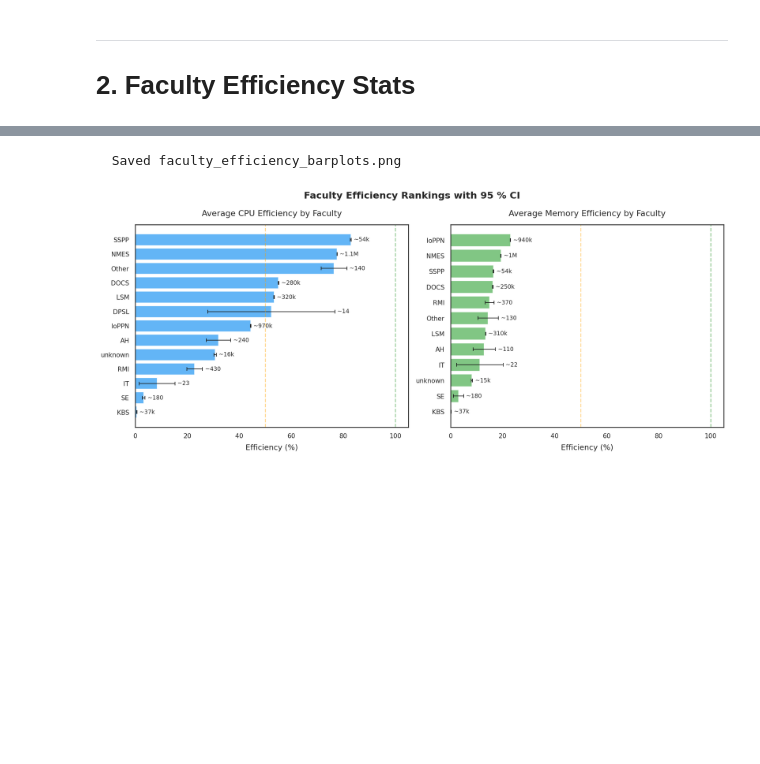
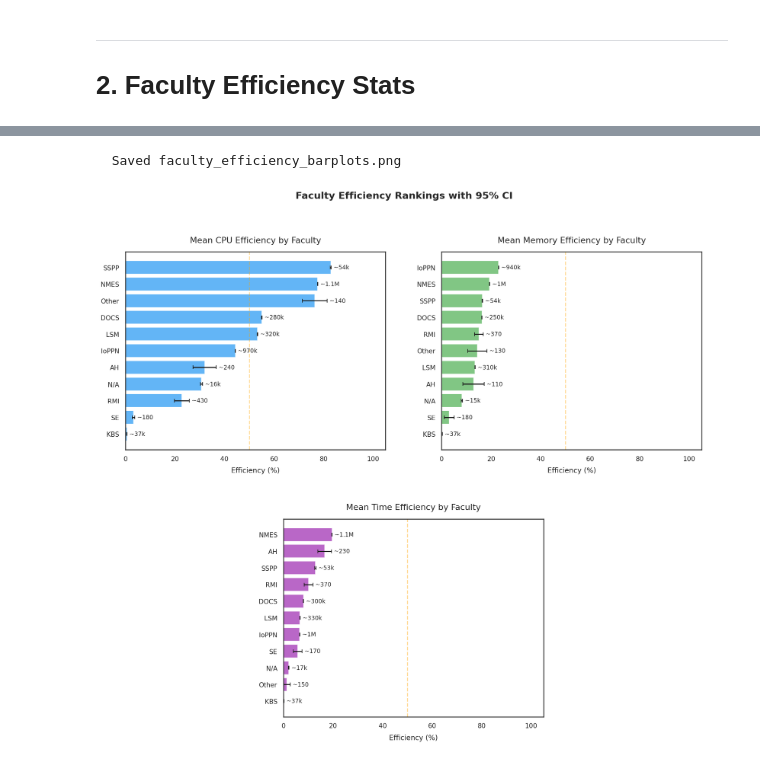
Before and after one commit to kcl-eresearch/hpc-data-analysis, a Jupyter notebook: notebooks/blog_2026-02_sustainability.ipynb, the cells around one changed output, grey strips where cells are left out. Saved outputs shown, nothing was run; the diff lists cells and outputs as text; code cells hidden in the pictures; blank space fills up the shorter version.

```diff
--- a/notebooks/blog_2026-02_sustainability.ipynb
+++ b/notebooks/blog_2026-02_sustainability.ipynb
@@ -61,6 +61,7 @@ FACULTY_ABBREV = {
     'Students & Education':                                     'SE',
     'The Dickson Poon School of Law':                           'DPSL',
     'IT':                                                       'IT',
+    'unknown':                                                  'N/A',
 }
 
 def approx(n, sf=2):
@@ -1673,7 +1734,7 @@ def faculty_ci_stats(col):
     for fac in df['faculty'].unique():
         vals = df.loc[df['faculty'] == fac, col].dropna()
         vals = vals[vals <= 100]
-        if len(vals) < 5:
+        if len(vals) < 50:
             continue
         mean = vals.mean()
         se   = vals.std() / np.sqrt(len(vals))
@@ -1687,41 +1748,70 @@ def faculty_ci_stats(col):
         })
     return pd.DataFrame(rows).sort_values('mean', ascending=True)
 
-cpu_fstats = faculty_ci_stats('cpu_eff_req')
-mem_fstats = faculty_ci_stats('mem_eff')
+cpu_fstats  = faculty_ci_stats('cpu_eff_req')
+mem_fstats  = faculty_ci_stats('mem_eff')
+time_fstats = faculty_ci_stats('time_eff')
 
-fig, axes = plt.subplots(1, 2, figsize=(14, max(6, len(cpu_fstats) * 0.45)))
+# --- Markdown table (kept for reference) ---
+tbl = cpu_fstats.sort_values('mean', ascending=False)[['faculty_short']].copy()
+tbl = tbl.rename(columns={'faculty_short': 'Faculty'})
 
-for ax, fstats, color, title in [
-    (axes[0], cpu_fstats, C_CPU, 'Average CPU Efficiency by Faculty'),
-    (axes[1], mem_fstats, C_MEM, 'Average Memory Efficiency by Faculty'),
-]:
-    y = range(len(fstats))
-    ax.barh(y, fstats['mean'], xerr=fstats['ci'],
-            color=color, alpha=0.7, edgecolor='white',
-            capsize=3, error_kw={'lw': 1})
-    ax.set_yticks(list(y))
-    ax.set_yticklabels(fstats['faculty_short'])
-    ax.set_xlabel('Efficiency (%)', fontsize=12)
-    ax.set_title(title, fontsize=13)
+for label, fstats in [('CPU', cpu_fstats), ('Mem', mem_fstats), ('Time', time_fstats)]:
+    lookup = fstats.set_index('faculty_short')
+    tbl[f'{label} mean (95% CI)'] = tbl['Faculty'].map(
+        lambda f, lk=lookup: f"{lk.loc[f, 'mean']:.1f}% ({lk.loc[f, 'mean']-lk.loc[f, 'ci']:.1f}–{lk.loc[f, 'mean']+lk.loc[f, 'ci']:.1f}%)"
+        if f in lk.index else '—')
+    tbl[f'n ({label})'] = tbl['Faculty'].map(
+        lambda f, lk=lookup: f"{lk.loc[f, 'n']:,}" if f in lk.index else '—')
+
+header = '| Rank | Faculty | CPU mean (95% CI) | n (CPU) | Memory mean (95% CI) | n (Mem) | Time mean (95% CI) | n (Time) |'
+sep    = '|-----:|:--------|:------------------|--------:|:---------------------|--------:|:-------------------|--------:|'
+rows = [header, sep]
+for i, (_, row) in enumerate(tbl.iterrows(), 1):
+    rows.append(
+        f"| {i} | **{row['Faculty']}** "
+        f"| {row['CPU mean (95% CI)']} | {row['n (CPU)']} "
+        f"| {row['Mem mean (95% CI)']} | {row['n (Mem)']} "
+        f"| {row['Time mean (95% CI)']} | {row['n (Time)']} |"
+    )
+display(Markdown('\n'.join(rows)))
+
+# --- Bar plots: CPU + Memory top row, Time centred bottom row ---
+n_facs = len(cpu_fstats)
+row_h = max(6, n_facs * 0.45)
+fig = plt.figure(figsize=(16, row_h * 2 + 1))
+gs = fig.add_gridspec(2, 4, hspace=0.35, wspace=0.55)
+ax_cpu  = fig.add_subplot(gs[0, 0:2])
+ax_mem  = fig.add_subplot(gs[0, 2:4])
+ax_time = fig.add_subplot(gs[1, 1:3])
+
+configs = [
+    (ax_cpu,  cpu_fstats,  C_CPU,  'Mean CPU Efficiency by Faculty'),
+    (ax_mem,  mem_fstats,  C_MEM,  'Mean Memory Efficiency by Faculty'),
+    (ax_time, time_fstats, C_TIME, 'Mean Time Efficiency by Faculty'),
+]
+
+for ax, fstats, colour, title in configs:
+    ax.barh(fstats['faculty_short'], fstats['mean'], xerr=fstats['ci'],
+            color=colour, alpha=0.7, edgecolor='white', capsize=3)
     ax.set_xlim(0, 105)
     ax.axvline(50, color='orange', ls='--', alpha=0.4)
-    ax.axvline(100, color='green', ls='--', alpha=0.4)
+    ax.set_xlabel('Efficiency (%)', fontsize=11)
+    ax.set_title(title, fontsize=13)
+    for _, row in fstats.iterrows():
+        x_pos = row['mean'] + row['ci'] + 1
+        # If label would go outside plot, place it inside the bar
+        if x_pos > 100:
+            ax.text(row['mean'] - 2, row['faculty_short'],
+                    approx(row['n']), va='center', ha='right', fontsize=9,
+                    color='white', fontweight='bold')
+        else:
+            ax.text(x_pos, row['faculty_short'],
+                    approx(row['n']), va='center', fontsize=9)
 
-    # Annotate job counts at tip of bar
-    for i, (_, row) in enumerate(fstats.iterrows()):
-        ax.text(row['mean'] + row['ci'] + 1, i,
-                approx(row['n']), va='center', fontsize=9)
-
-plt.suptitle('Faculty Efficiency Rankings with 95 % CI',
+plt.suptitle('Faculty Efficiency Rankings with 95% CI',
              fontsize=15, fontweight='bold')
 plt.tight_layout()
 savefig('faculty_efficiency_barplots.png')
 plt.show()
-
-display(Markdown('''
-*Numbers at the tip of each bar indicate the approximate number of jobs included
-(with valid efficiency \u2264 100 %). Error bars show 95 % confidence intervals
-around the mean.*
-'''))
 # %% [output]
@@ -1728,2 +1831,2 @@ around the mean.*
   Saved faculty_efficiency_barplots.png
-[figure, old version]
+[figure, new version]
```
Also changed, not shown: parts of 5 cells of this notebook, 5 other files.
